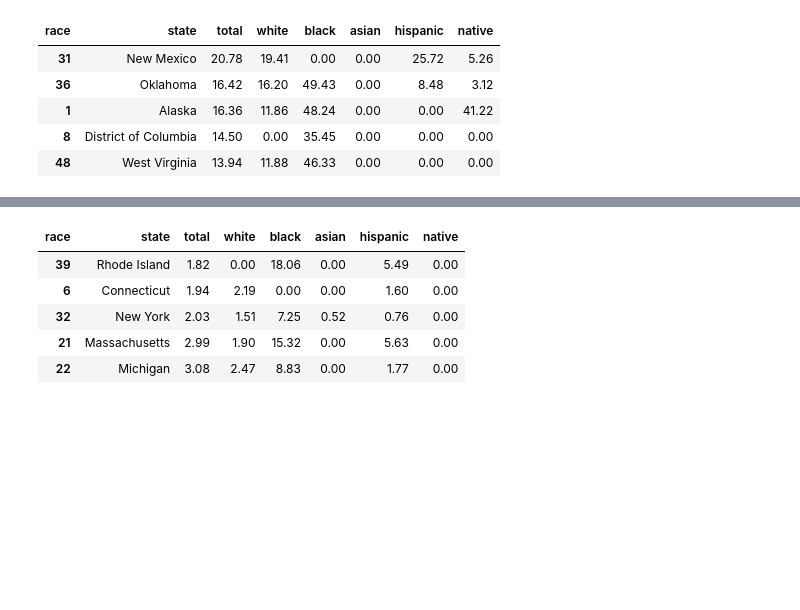
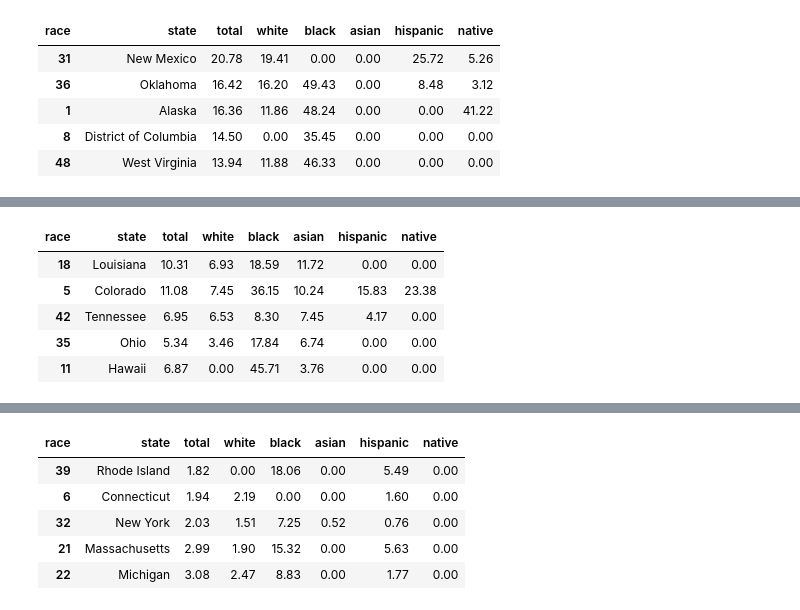
Before and after one commit to CelineChiLamNg/fatal_police_shootings, a Jupyter notebook: FatalPoliceShootings.ipynb, the cells around one changed output, grey strips where cells are left out. Cells and saved outputs as stored; diff of their text form; code cells hidden in the pictures; blank space fills up the shorter version.

```diff
--- a/FatalPoliceShootings.ipynb
+++ b/FatalPoliceShootings.ipynb
@@ -995,0 +1023,9 @@ top5
+# %%
+top5_by_column["asian"]
+# %% [output]
+| race | state | total | white | black | asian | hispanic | native |
+| 18 | Louisiana | 10.31 | 6.93 | 18.59 | 11.72 | 0.00 | 0.00 |
+| 5 | Colorado | 11.08 | 7.45 | 36.15 | 10.24 | 15.83 | 23.38 |
+| 42 | Tennessee | 6.95 | 6.53 | 8.30 | 7.45 | 4.17 | 0.00 |
+| 35 | Ohio | 5.34 | 3.46 | 17.84 | 6.74 | 0.00 | 0.00 |
+| 11 | Hawaii | 6.87 | 0.00 | 45.71 | 3.76 | 0.00 | 0.00 |
```
Also changed, not shown: parts of 11 cells of this notebook, 11 other files.
